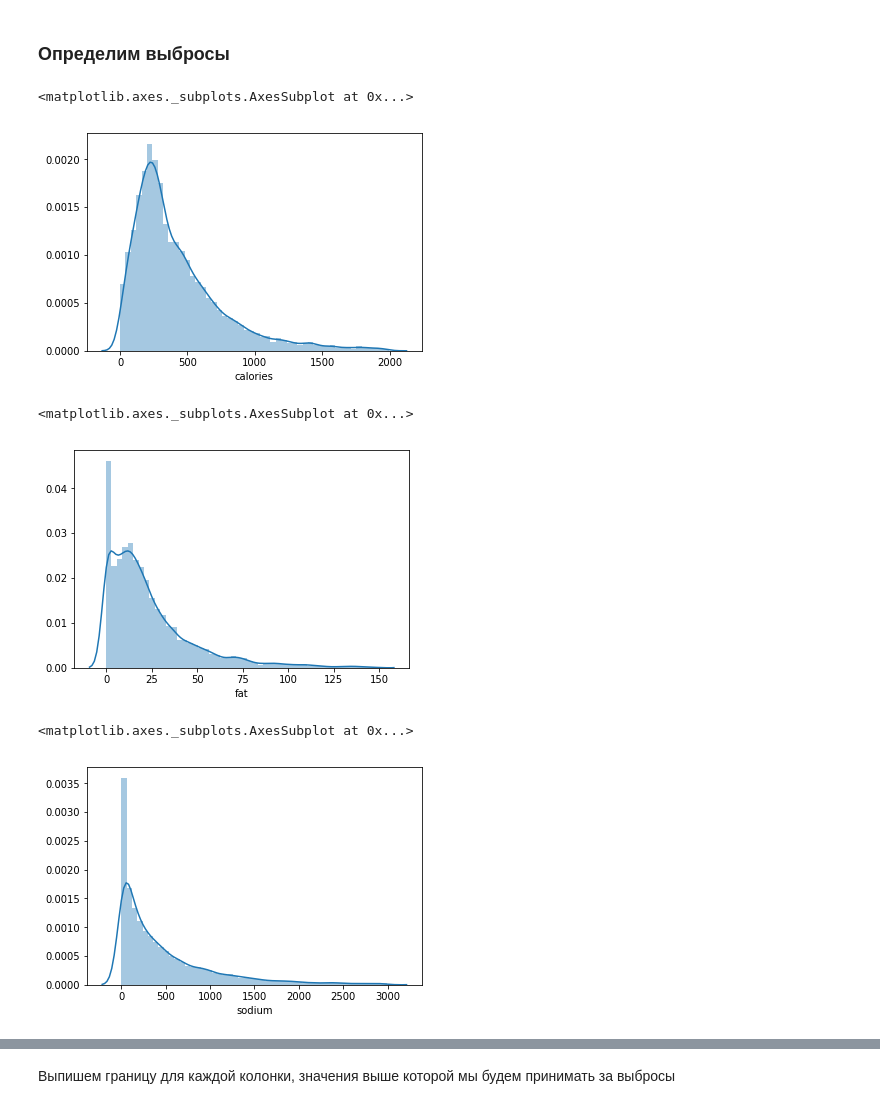
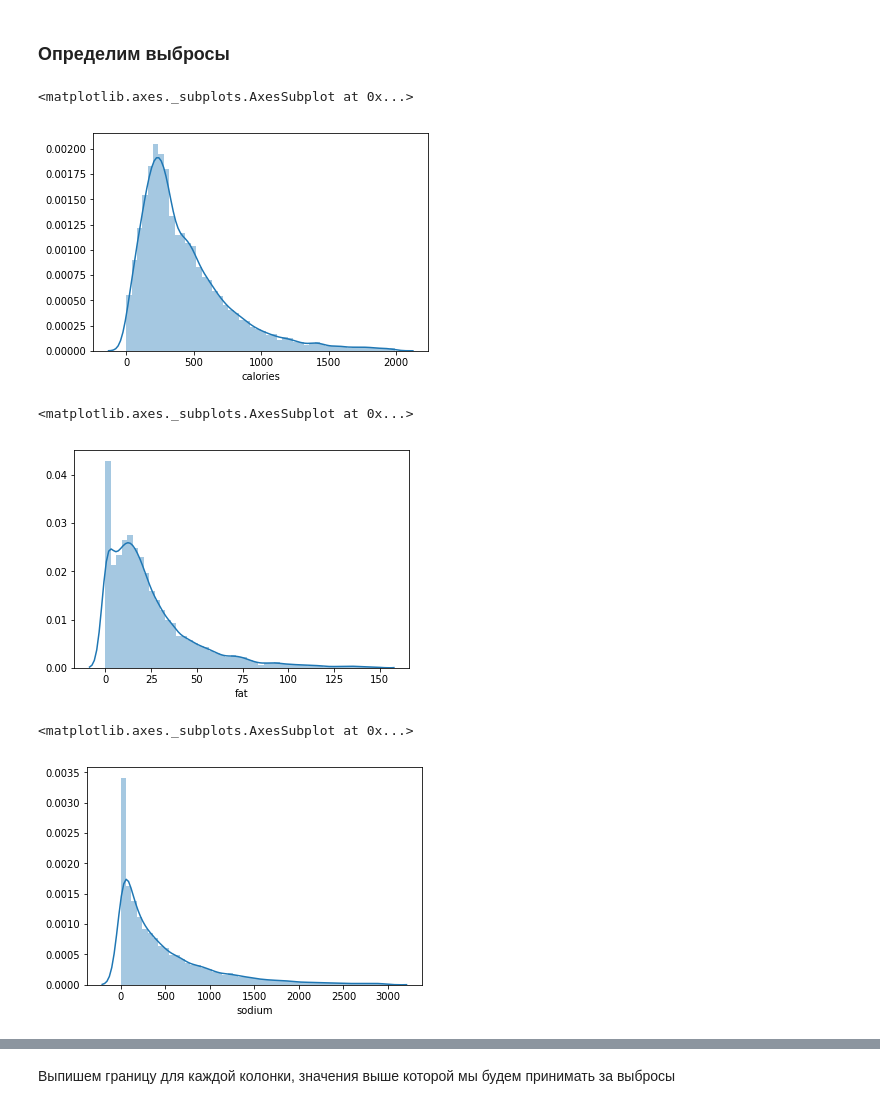
Before and after one commit to Afsent/Nordic_IT_School, a Jupyter notebook: ML/HW23/HW23_Preproccesing.ipynb, the cells around one changed output, grey strips where cells are left out. Drawn from its saved outputs; the diff is of its cells as text; code cells hidden in the pictures.

Commit message:
Use dropna insead fillna(mean)

```diff
--- a/ML/HW23/HW23_Preproccesing.ipynb
+++ b/ML/HW23/HW23_Preproccesing.ipynb
@@ -82,18 +74,20 @@ col_with_nan = ['calories', 'protein', 'fat', 'sodium']
+# %%
+df_clear = df.drop_duplicates().dropna()
 # %% [markdown]
 ### Определим выбросы
 # %%
-sns.distplot(df_train.calories[df_train.calories < 2000].dropna())
+sns.distplot(df_clear.calories[df_clear.calories < 2000].dropna())
 # %% [output]
 <matplotlib.axes._subplots.AxesSubplot at 0x...>
-[figure, old version]
+[figure, new version]
 # %%
-sns.distplot(df_train.fat[df_train.fat < 150].dropna())
+sns.distplot(df_clear.fat[df_clear.fat < 150].dropna())
 # %% [output]
 <matplotlib.axes._subplots.AxesSubplot at 0x...>
-[figure, old version]
+[figure, new version]
 # %%
-sns.distplot(df_train.sodium[df_train.sodium < 3000].dropna())
+sns.distplot(df_clear.sodium[df_clear.sodium < 3000].dropna())
 # %% [output]
 <matplotlib.axes._subplots.AxesSubplot at 0x...>
-[figure, old version]
+[figure, new version]
 # %%
```
Also changed, not shown: parts of 36 cells of this notebook, 1 other file.
